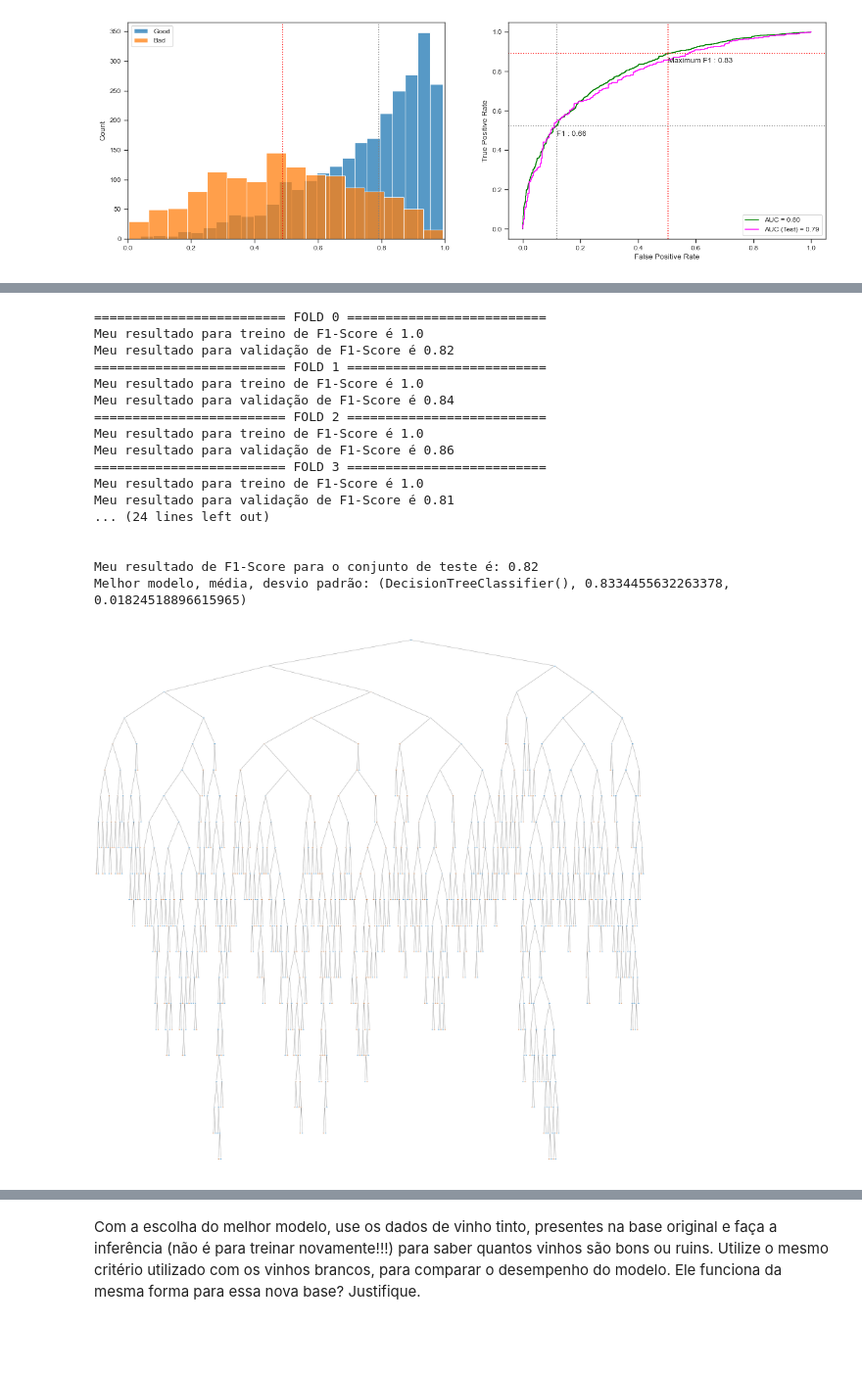
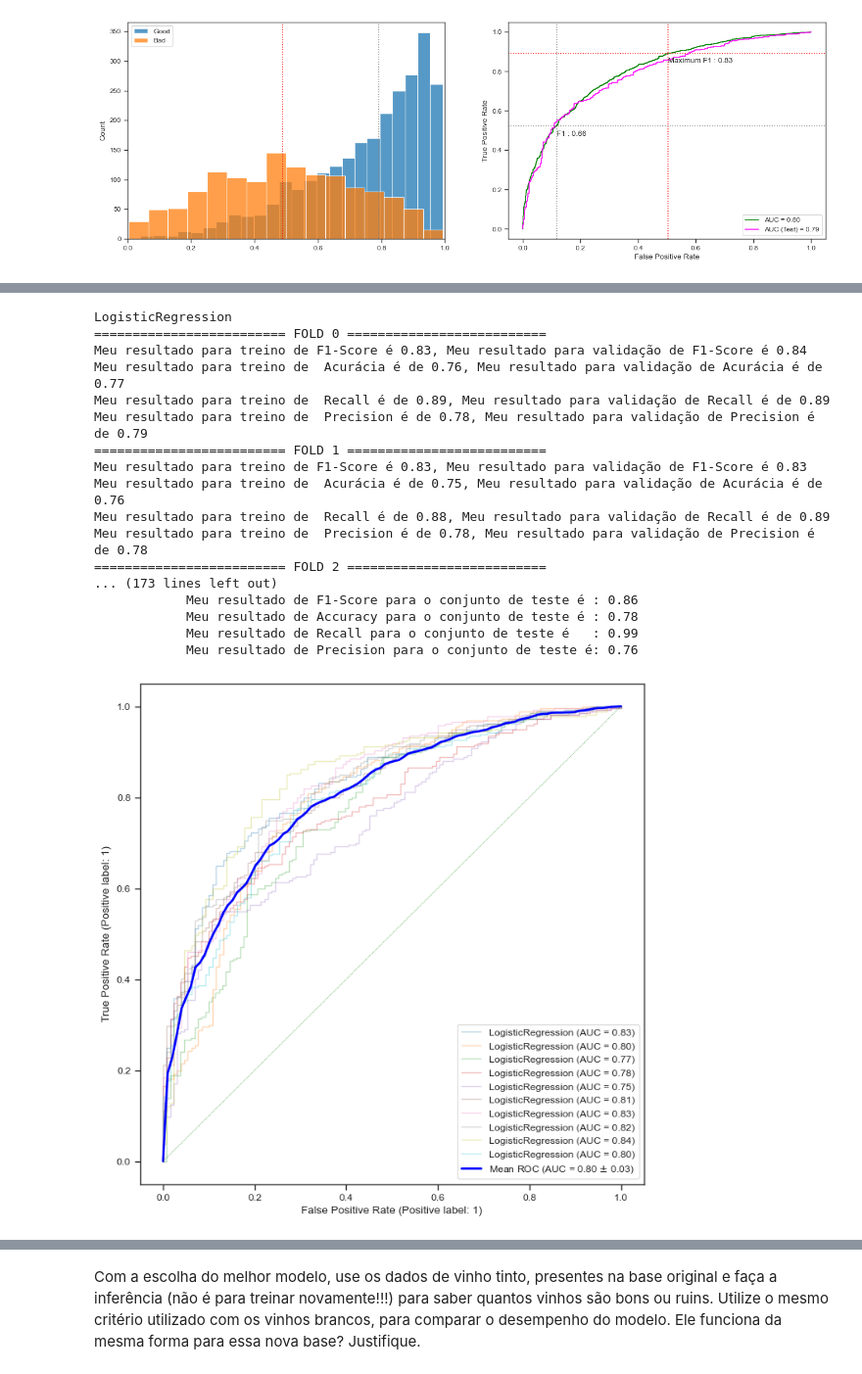
Before and after one commit to FabioRochaPoeta/wine-case, a Jupyter notebook: analisando-db-vinho-branco.ipynb, the cells around one changed output, grey strips where cells are left out. Shown at 98% size. Drawn from its saved outputs; the diff is of its cells as text; code cells hidden in the pictures; blank space fills up the shorter version.

```diff
--- a/analisando-db-vinho-branco.ipynb
+++ b/analisando-db-vinho-branco.ipynb
@@ -632,6 +729,12 @@ iv. a média e desvio do f1-score dos modelos obtidos.
 # Treinamento com validação cruzada
 
 ![](https://scikit-learn.org/stable/_images/grid_search_cross_validation.png)
+# %%
+def interpolation(fpr, tpr):
+    interp_fpr = np.linspace(0, 1, 100)
+    interp_tpr = np.interp(interp_fpr, fpr, tpr)
+    interp_tpr[0] = 0.
+    return interp_fpr, interp_tpr
 # %%
 # Import necessary packages
 import pandas as pd
@@ -734,2 +894,0 @@ def train(X, y, model_klass, model_kwargs = {}):
-# %%
-train(X_train_cv, y_train_cv, LogisticRegression)
@@ -755,27 +895,31 @@ Melhor modelo, média, desvio padrão: (LogisticRegression(), 0.8266772811724753
-# %%
-# Fazendo árvore de decisão
-
-tree_model, _, _  = train(X_train_cv, y_train_cv, DecisionTreeClassifier)
-
-import matplotlib.pyplot as plt
-fig, ax = plt.subplots(1, 1, figsize=(60, 60))
-plot_tree(tree_model, filled=True);
-# %% [output]
-========================= FOLD 0 ==========================
-Meu resultado para treino de F1-Score é 1.0
-Meu resultado para validação de F1-Score é 0.82
-========================= FOLD 1 ==========================
-Meu resultado para treino de F1-Score é 1.0
-Meu resultado para validação de F1-Score é 0.84
-========================= FOLD 2 ==========================
-Meu resultado para treino de F1-Score é 1.0
-Meu resultado para validação de F1-Score é 0.86
-========================= FOLD 3 ==========================
-Meu resultado para treino de F1-Score é 1.0
-Meu resultado para validação de F1-Score é 0.81
-... (24 lines left out)
-
-
-Meu resultado de F1-Score para o conjunto de teste é: 0.82
-Melhor modelo, média, desvio padrão: (DecisionTreeClassifier(), 0.8334455632263378, 0.01824518896615965)
-[figure, removed]
+# %%
+config = [
+    (LogisticRegression, {}),
+    (DecisionTreeClassifier, {'min_samples_leaf': 50}),
+    (SVC, {'kernel': 'rbf', 'gamma': 2}),
+
+]
+
+#results = []
+for model_class, setting in config:
+    print(model_class.__name__)
+    best_model, mean_val, std_val, best_scaler = train(X_train_cv, y_train_cv, model_class, setting)
+# %% [output]
+LogisticRegression
+========================= FOLD 0 ==========================
+Meu resultado para treino de F1-Score é 0.83, Meu resultado para validação de F1-Score é 0.84
+Meu resultado para treino de  Acurácia é de 0.76, Meu resultado para validação de Acurácia é de 0.77
+Meu resultado para treino de  Recall é de 0.89, Meu resultado para validação de Recall é de 0.89
+Meu resultado para treino de  Precision é de 0.78, Meu resultado para validação de Precision é de 0.79
+========================= FOLD 1 ==========================
+Meu resultado para treino de F1-Score é 0.83, Meu resultado para validação de F1-Score é 0.83
+Meu resultado para treino de  Acurácia é de 0.75, Meu resultado para validação de Acurácia é de 0.76
+Meu resultado para treino de  Recall é de 0.88, Meu resultado para validação de Recall é de 0.89
+Meu resultado para treino de  Precision é de 0.78, Meu resultado para validação de Precision é de 0.78
+========================= FOLD 2 ==========================
+... (173 lines left out)
+            Meu resultado de F1-Score para o conjunto de teste é : 0.86
+            Meu resultado de Accuracy para o conjunto de teste é : 0.78
+            Meu resultado de Recall para o conjunto de teste é   : 0.99
+            Meu resultado de Precision para o conjunto de teste é: 0.76
+[figure, added]
```
Also changed, not shown: parts of 36 cells of this notebook, 3 other files.
